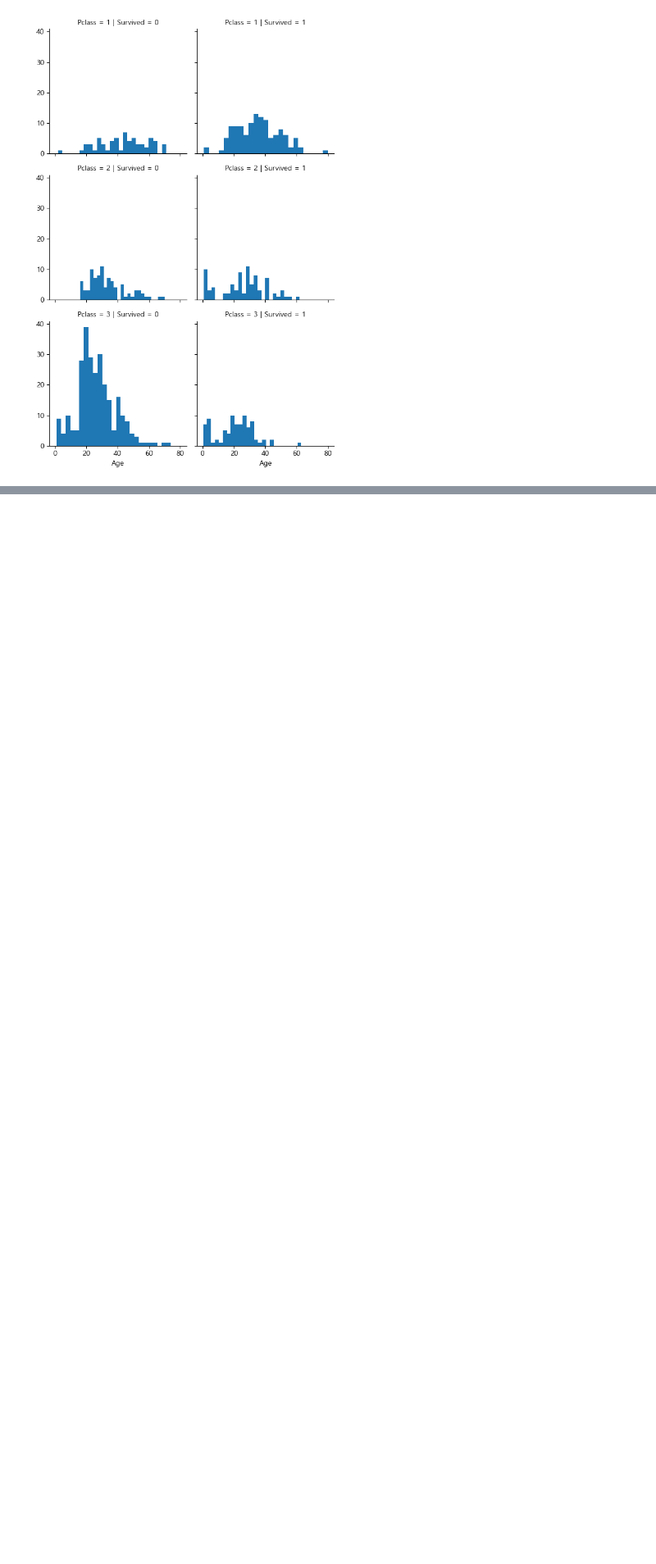
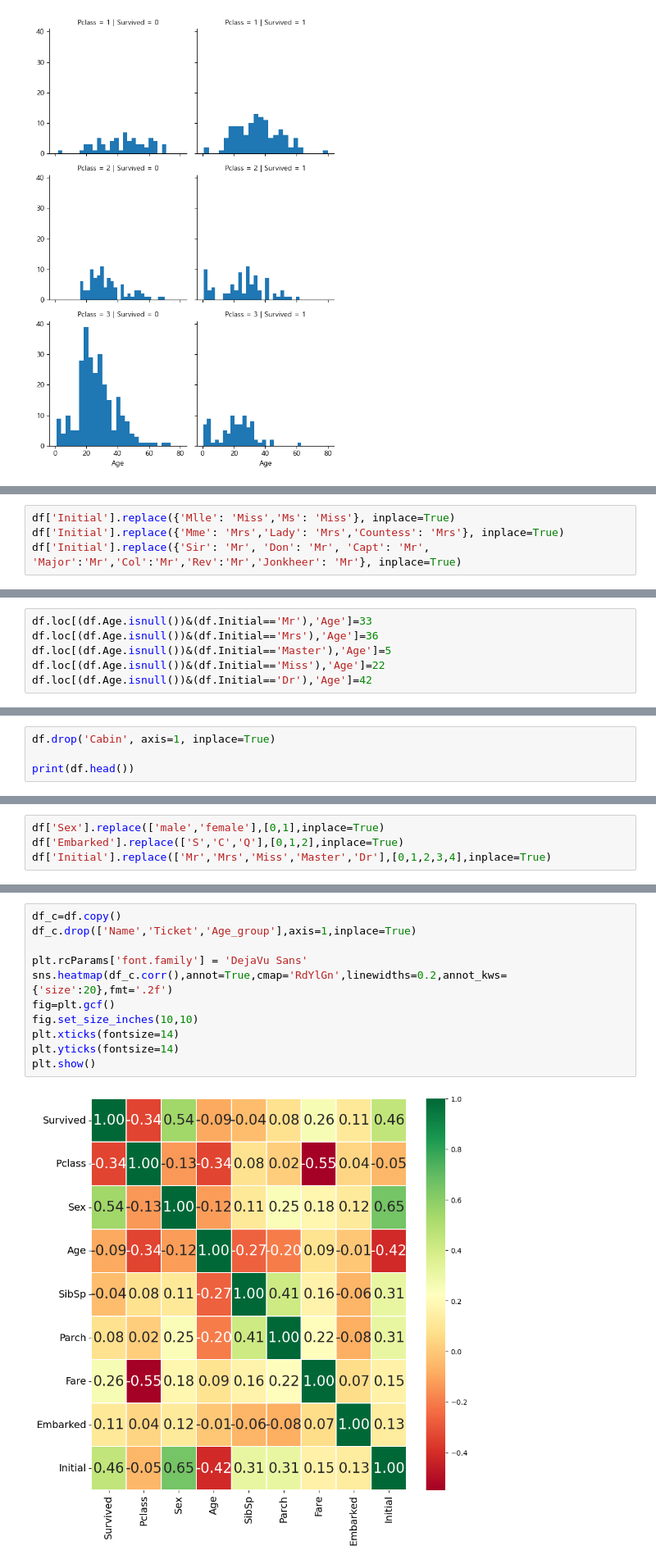
Before and after one commit to jungbin927/Titanic_project, a Jupyter notebook: Titanic_project_2020100381_JB.ipynb, the cells around one changed output, grey strips where cells are left out. Shown at 82% size. Cells and saved outputs as stored; diff of their text form; blank space fills up the shorter version.

```diff
--- a/Titanic_project_2020100381_JB.ipynb
+++ b/Titanic_project_2020100381_JB.ipynb
@@ -371,0 +524,4 @@ plt.show()
+# %%
+df['Initial'].replace({'Mlle': 'Miss','Ms': 'Miss'}, inplace=True)
+df['Initial'].replace({'Mme': 'Mrs','Lady': 'Mrs','Countess': 'Mrs'}, inplace=True)
+df['Initial'].replace({'Sir': 'Mr', 'Don': 'Mr', 'Capt': 'Mr', 'Major':'Mr','Col':'Mr','Rev':'Mr','Jonkheer': 'Mr'}, inplace=True)
@@ -371,0 +547,6 @@ plt.show()
+# %%
+df.loc[(df.Age.isnull())&(df.Initial=='Mr'),'Age']=33
+df.loc[(df.Age.isnull())&(df.Initial=='Mrs'),'Age']=36
+df.loc[(df.Age.isnull())&(df.Initial=='Master'),'Age']=5
+df.loc[(df.Age.isnull())&(df.Initial=='Miss'),'Age']=22
+df.loc[(df.Age.isnull())&(df.Initial=='Dr'),'Age']=42
@@ -371,0 +558,4 @@ plt.show()
+# %%
+df.drop('Cabin', axis=1, inplace=True)
+
+print(df.head())
@@ -371,0 +585,4 @@ plt.show()
+# %%
+df['Sex'].replace(['male','female'],[0,1],inplace=True)
+df['Embarked'].replace(['S','C','Q'],[0,1,2],inplace=True)
+df['Initial'].replace(['Mr','Mrs','Miss','Master','Dr'],[0,1,2,3,4],inplace=True)
@@ -371,0 +608,13 @@ plt.show()
+# %%
+df_c=df.copy()
+df_c.drop(['Name','Ticket','Age_group'],axis=1,inplace=True)
+
+plt.rcParams['font.family'] = 'DejaVu Sans'
+sns.heatmap(df_c.corr(),annot=True,cmap='RdYlGn',linewidths=0.2,annot_kws={'size':20},fmt='.2f')
+fig=plt.gcf()
+fig.set_size_inches(10,10)
+plt.xticks(fontsize=14)
+plt.yticks(fontsize=14)
+plt.show()
+# %% [output]
+[figure, added]
```
Also changed, not shown: parts of 39 cells of this notebook, 1 other file.
